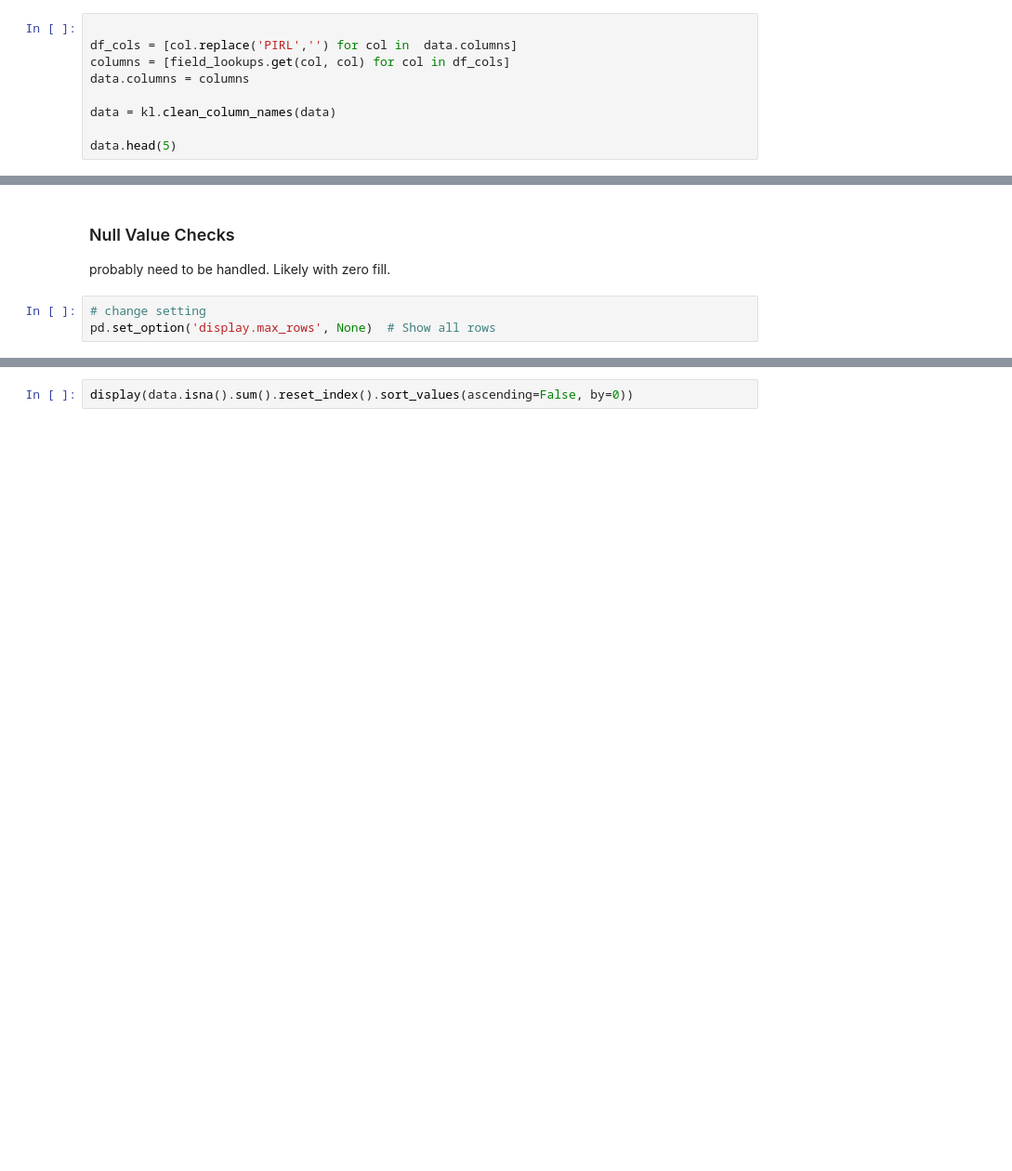
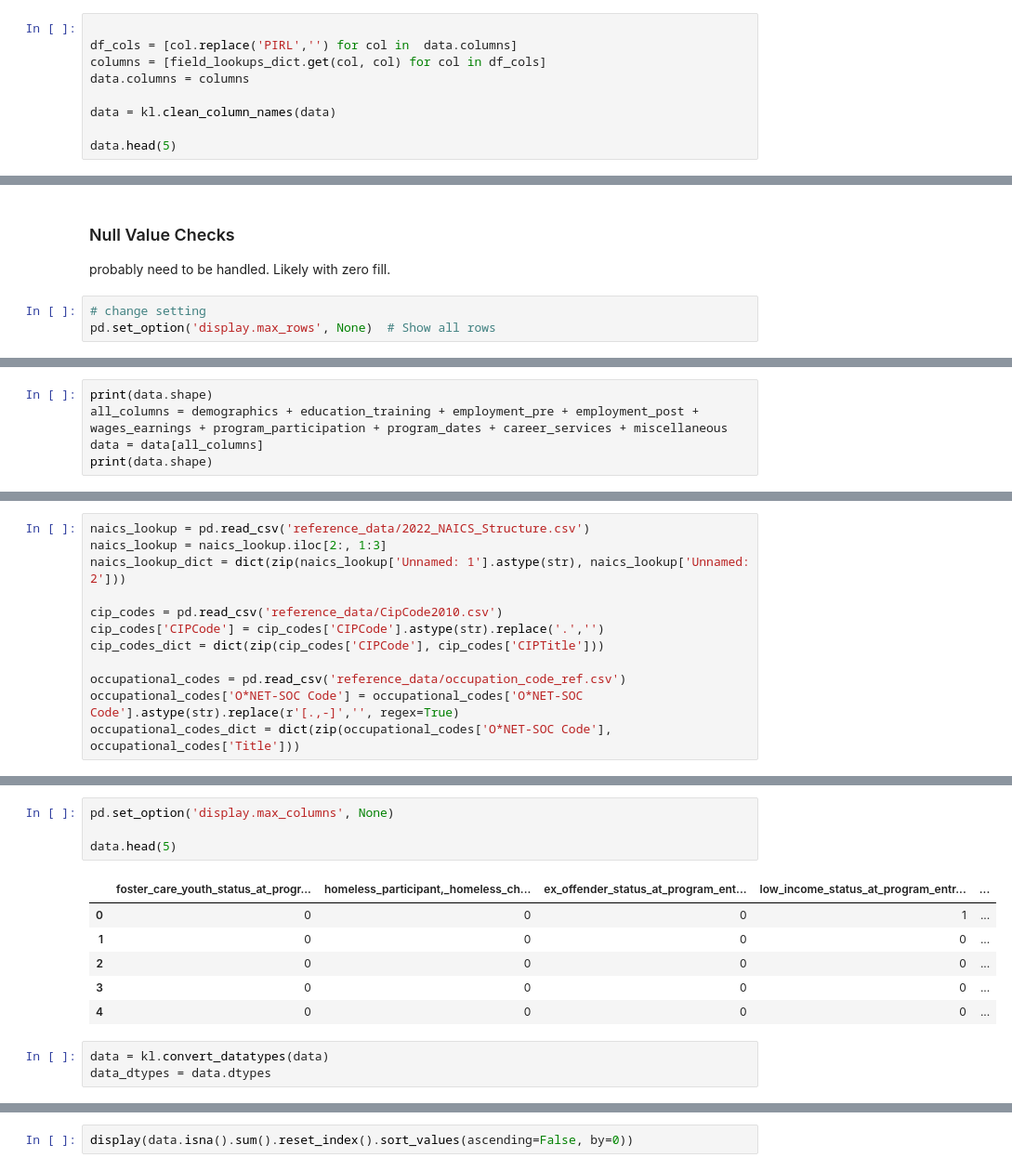
Before and after one commit to wizard-agb/ATLytics_data_2025, a Jupyter notebook: exploratory_AB.ipynb, the cells around one changed output, grey strips where cells are left out. Shown at 93% size. Drawn from its saved outputs; the diff is of its cells as text; blank space fills up the shorter version.

Commit message:
completed lookups + more ref files

```diff
--- a/exploratory_AB.ipynb
+++ b/exploratory_AB.ipynb
@@ -28,7 +27,7 @@ field_lookups.head(5)
 # %%
 
 df_cols = [col.replace('PIRL','') for col in  data.columns]
-columns = [field_lookups.get(col, col) for col in df_cols]
+columns = [field_lookups_dict.get(col, col) for col in df_cols]
 data.columns = columns
 
 data = kl.clean_column_names(data)
@@ -55,0 +231,5 @@ pd.set_option('display.max_rows', None)  # Show all rows
+# %%
+print(data.shape)
+all_columns = demographics + education_training + employment_pre + employment_post + wages_earnings + program_participation + program_dates + career_services + miscellaneous
+data = data[all_columns]
+print(data.shape)
@@ -55,0 +239,12 @@ pd.set_option('display.max_rows', None)  # Show all rows
+# %%
+naics_lookup = pd.read_csv('reference_data/2022_NAICS_Structure.csv')
+naics_lookup = naics_lookup.iloc[2:, 1:3]
+naics_lookup_dict = dict(zip(naics_lookup['Unnamed: 1'].astype(str), naics_lookup['Unnamed: 2']))
+
+cip_codes = pd.read_csv('reference_data/CipCode2010.csv')
+cip_codes['CIPCode'] = cip_codes['CIPCode'].astype(str).replace('.','')
+cip_codes_dict = dict(zip(cip_codes['CIPCode'], cip_codes['CIPTitle']))
+
+occupational_codes = pd.read_csv('reference_data/occupation_code_ref.csv')
+occupational_codes['O*NET-SOC Code'] = occupational_codes['O*NET-SOC Code'].astype(str).replace(r'[.,-]','', regex=True)
+occupational_codes_dict = dict(zip(occupational_codes['O*NET-SOC Code'], occupational_codes['Title']))
@@ -55,0 +392,14 @@ pd.set_option('display.max_rows', None)  # Show all rows
+# %%
+pd.set_option('display.max_columns', None)
+
+data.head(5)
+# %% [output]
+|  | foster_care_youth_status_at_progr... | homeless_participant,_homeless_ch... | ex_offender_status_at_program_ent... | low_income_status_at_program_entr... | ... |
+| 0 | 0 | 0 | 0 | 1 | ... |
+| 1 | 0 | 0 | 0 | 0 | ... |
+| 2 | 0 | 0 | 0 | 0 | ... |
+| 3 | 0 | 0 | 0 | 0 | ... |
+| 4 | 0 | 0 | 0 | 0 | ... |
+# %%
+data = kl.convert_datatypes(data)
+data_dtypes = data.dtypes
```
Also changed, not shown: parts of 12 cells of this notebook, 2 other files.
